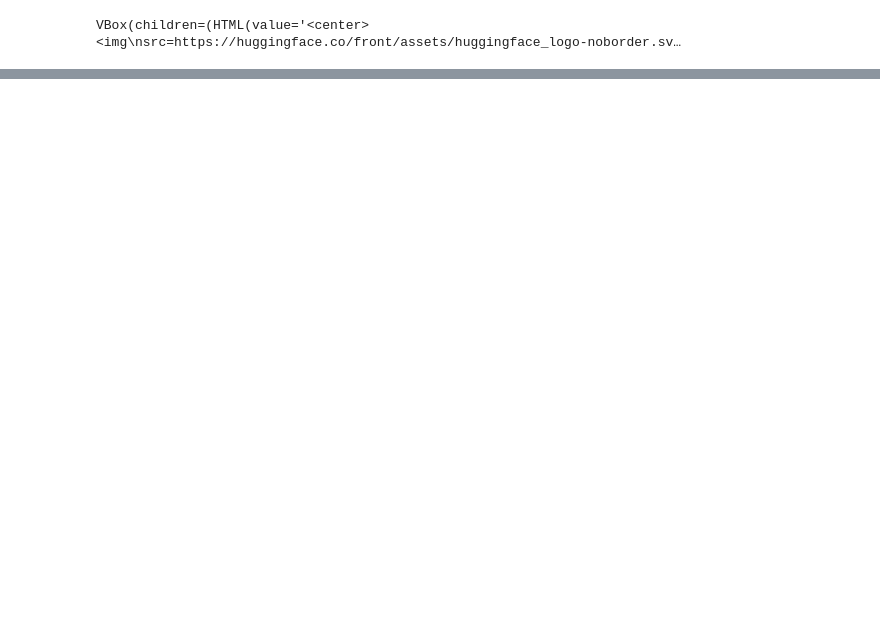
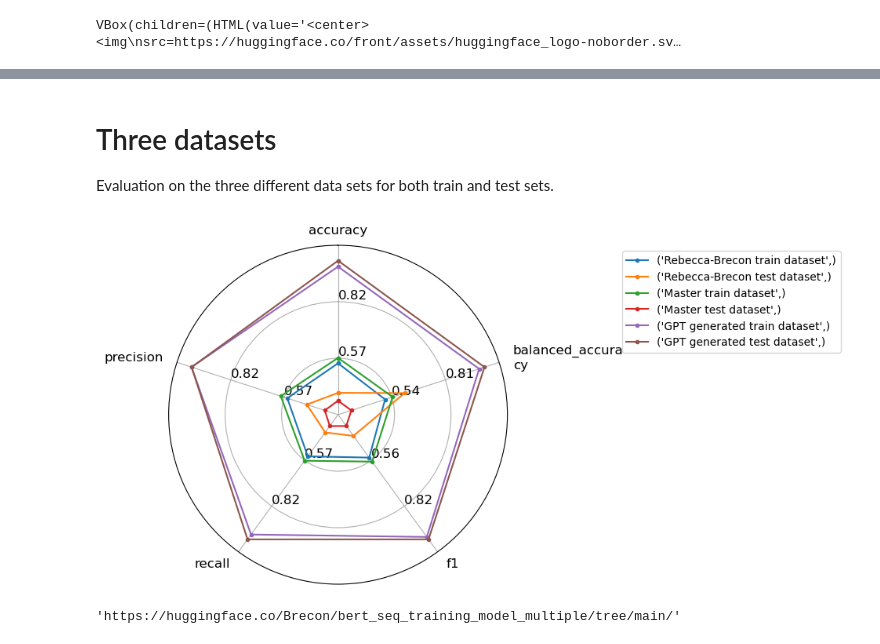
Before and after one commit to Elves00/Fact_verification, a Jupyter notebook: Bert_for_sequence.ipynb, the cells around one changed output, grey strips where cells are left out. Drawn from its saved outputs; the diff is of its cells as text; code cells hidden in the pictures; blank space fills up the shorter version.

```diff
--- a/Bert_for_sequence.ipynb
+++ b/Bert_for_sequence.ipynb
@@ -45,29 +729,33 @@ You should probably TRAIN this model on a down-stream task to be able to use it
 # %%
 training_args = TrainingArguments(
-    output_dir="bert_seq_training_model",
+    output_dir="bert_seq_training_model_multiple",
     learning_rate=2e-5,
     per_device_train_batch_size=16,
     per_device_eval_batch_size=16,
-    num_train_epochs = 2,
-    weight_decay=0.01,
+    num_train_epochs=2,
+    weight_decay=0.011,  #Slightly higher weight deccay
     evaluation_strategy="epoch",
     save_strategy="epoch",
     load_best_model_at_end=True,
-    push_to_hub=True,
+    push_to_hub=False,  # Disable automatic push to Hub
     report_to="tensorboard",
 )
 
 trainer = Trainer(
     model=model,
     args=training_args,
-    train_dataset=tokenized_dataset["train"],
-    eval_dataset=tokenized_dataset["test"],
+    train_dataset=tokenized_master_dataset["train"],
+    eval_dataset=tokenized_master_dataset["test"],
     tokenizer=tokenizer,
     data_collator=data_collator,
-    compute_metrics=compute_metrics,
+    compute_metrics=compute_recall_metrics,
 )
 
+# Train the model
 trainer.train()
 
-trainer.push_to_hub()
+# Evaluate the model and append to list
+evaluator = trainer.evaluate()
+print(evaluator["eval_recall"])
+acc_list.append(evaluator["eval_recall"])
 # %% [output]
@@ -78,14 +765,0 @@ trainer.push_to_hub()
-# %%
-f1 = evaluate.load("f1")
-recall = evaluate.load("recall")
-accuracy = evaluate.load("accuracy")
-
-def compute_metrics(eval_pred):
-    predictions, labels = eval_pred
-    predictions = np.argmax(predictions, axis=1)
-    f1_micro = f1.compute(predictions=predictions, references=labels,average="micro")
-    accuracy = accuracy.compute(predictions=predictions, references=labels)
-    return {
-        'accuracy': accuracy,
-        'f1_micro': f1_micro,
-    }
@@ -137,0 +813,8 @@ AttributeError: 'numpy.float64' object has no attribute 'compute'
+# %% [markdown]
+# Three datasets
+Evaluation on the three different data sets for both train and test sets.
+# %%
+dataset_array = [tokenized_dataset["train"],tokenized_dataset["test"],tokenized_master_dataset["train"],tokenized_master_dataset["test"],tokenized_auto_dataset["train"],tokenized_auto_dataset["test"]]
+prediction_array = []
+for index, i in enumerate(dataset_array):
+    prediction_array.append(trainer.predict(i))
@@ -137,0 +862,11 @@ AttributeError: 'numpy.float64' object has no attribute 'compute'
+# %%
+from evaluate.visualization import radar_plot
+
+plot = radar_plot(data=results, model_names=dataset_names)
+plot.show()
+# %% [output]
+[figure, added]
+# %%
+trainer.push_to_hub()
+# %% [output]
+'https://huggingface.co/Brecon/bert_seq_training_model_multiple/tree/main/'
```
Also changed, not shown: parts of 62 cells of this notebook, 14 other files.
